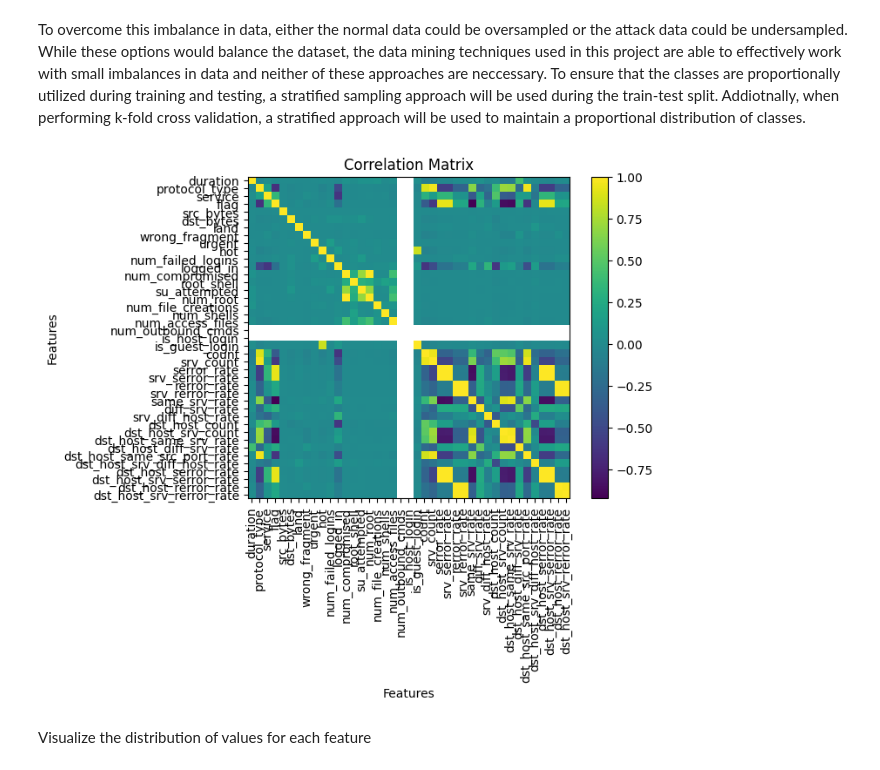
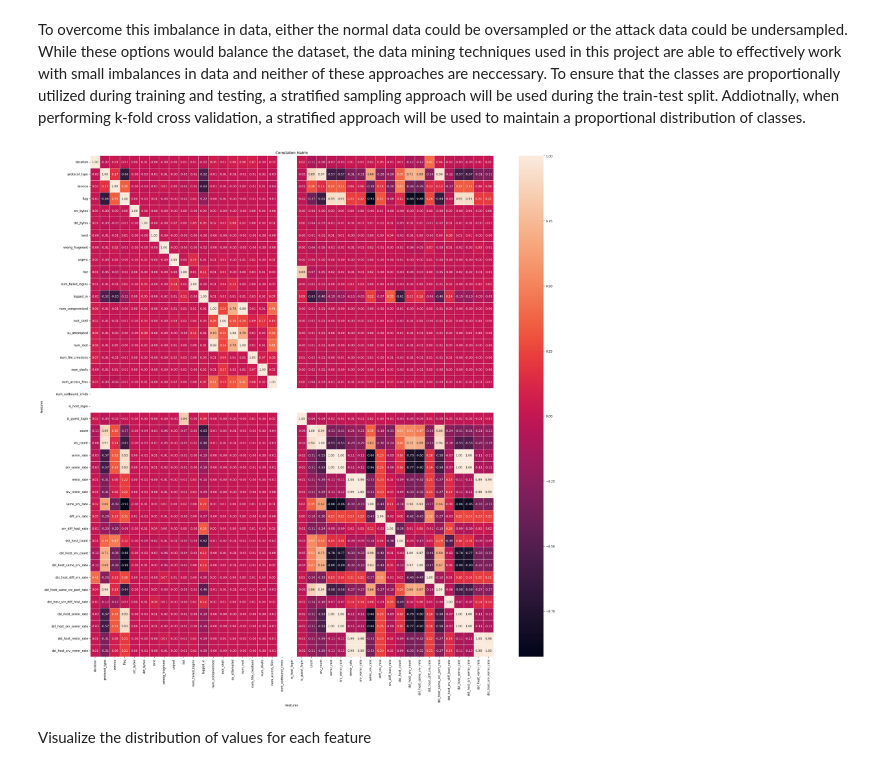
Before and after one commit to joshuakobuskie/FA24-CS634-101-Final, a Jupyter notebook: kobuskie_joshua_finalproject.ipynb, the cells around one changed output. Drawn from its saved outputs; the diff is of its cells as text; code cells hidden in the pictures.

```diff
--- a/kobuskie_joshua_finalproject.ipynb
+++ b/kobuskie_joshua_finalproject.ipynb
@@ -175,20 +176,15 @@ To overcome this imbalance in data, either the normal data could be oversampled
 # %%
 #create and display correlation matrix
 corrMat = X.corr()
-plt.imshow(corrMat)
 
-plt.colorbar()
-
+fig, axis = plt.subplots(figsize=(30, 30))
+sns.heatmap(corrMat, annot=True, linewidths=.5, fmt='.2f', ax=axis)
 plt.title("Correlation Matrix")
 plt.xlabel("Features")
 plt.ylabel("Features")
-
-plt.xticks(range(len(corrMat.columns)), corrMat.columns, rotation=90)
-plt.yticks(range(len(corrMat.columns)), corrMat.columns)
-
 plt.show()
 # %% [output]
-[figure, old version]
+[figure, new version]
 # %% [markdown]
 Visualize the distribution of values for each feature
 # %%
```
Also changed, not shown: parts of 1 cell of this notebook.
